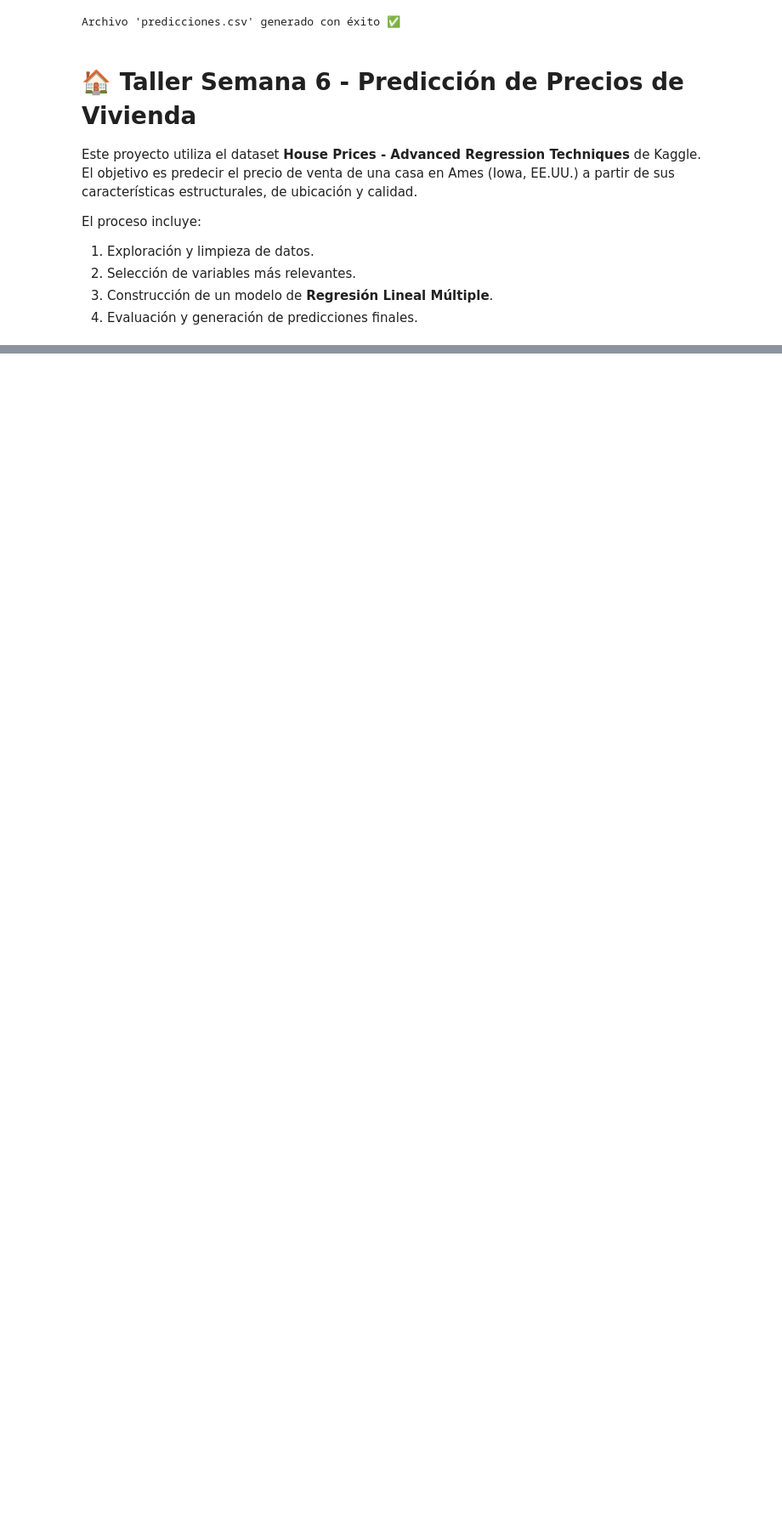
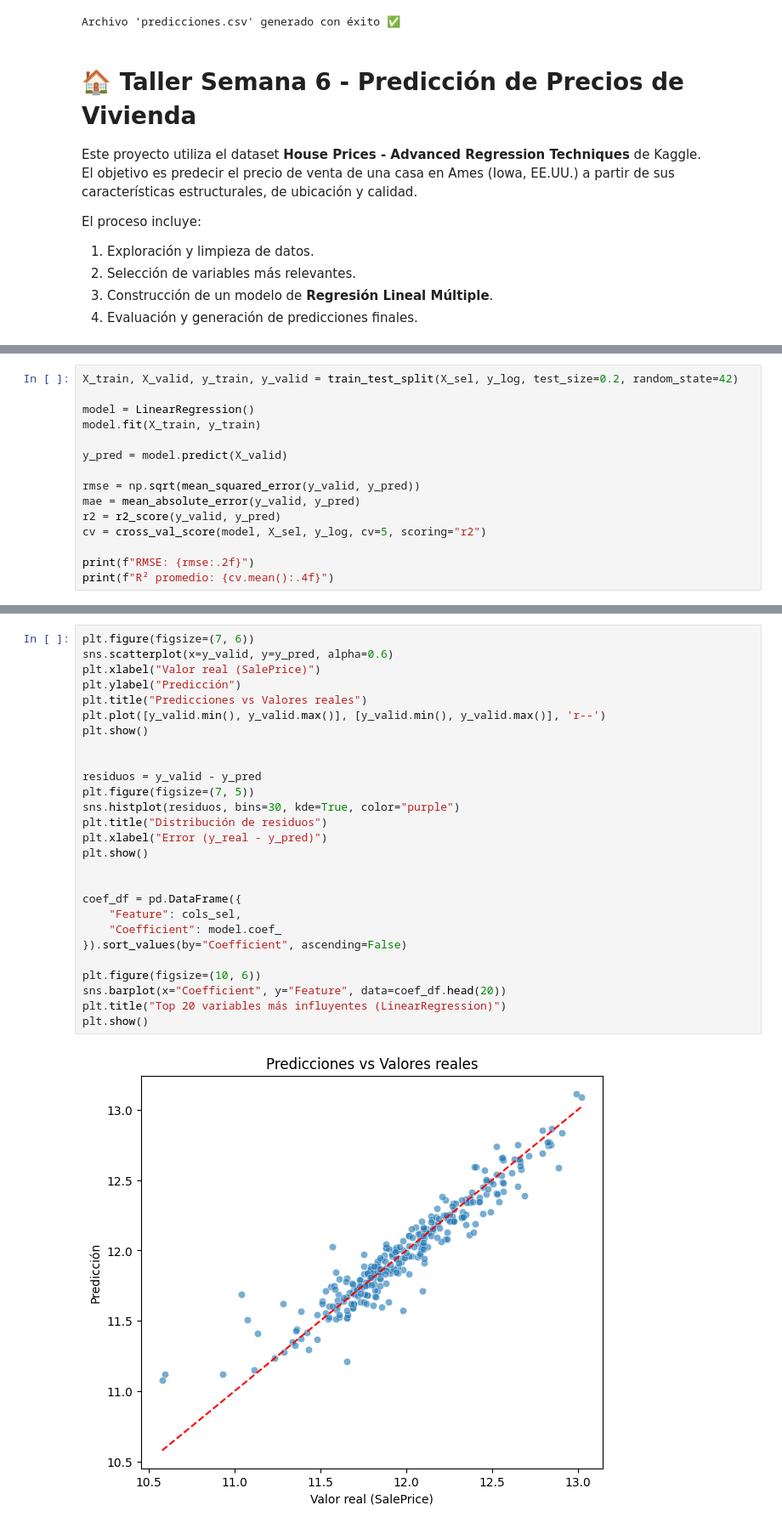
Before and after one commit to jhonnatan-05/Electiva-Profesional-III, a Jupyter notebook: semana 6/taller semana 6.ipynb, the cells around one changed output, grey strips where cells are left out. Shown at 85% size. Saved outputs shown, nothing was run; the diff lists cells and outputs as text; blank space fills up the shorter version.

```diff
--- a/semana 6/taller semana 6.ipynb
+++ b/semana 6/taller semana 6.ipynb
@@ -241,0 +261,15 @@ y_val: (292,)
+# %%
+X_train, X_valid, y_train, y_valid = train_test_split(X_sel, y_log, test_size=0.2, random_state=42)
+
+model = LinearRegression()
+model.fit(X_train, y_train)
+
+y_pred = model.predict(X_valid)
+
+rmse = np.sqrt(mean_squared_error(y_valid, y_pred))
+mae = mean_absolute_error(y_valid, y_pred)
+r2 = r2_score(y_valid, y_pred)
+cv = cross_val_score(model, X_sel, y_log, cv=5, scoring="r2")
+
+print(f"RMSE: {rmse:.2f}")
+print(f"R² promedio: {cv.mean():.4f}")
@@ -241,0 +279,29 @@ y_val: (292,)
+# %%
+plt.figure(figsize=(7, 6))
+sns.scatterplot(x=y_valid, y=y_pred, alpha=0.6)
+plt.xlabel("Valor real (SalePrice)")
+plt.ylabel("Predicción")
+plt.title("Predicciones vs Valores reales")
+plt.plot([y_valid.min(), y_valid.max()], [y_valid.min(), y_valid.max()], 'r--')
+plt.show()
+
+
+residuos = y_valid - y_pred
+plt.figure(figsize=(7, 5))
+sns.histplot(residuos, bins=30, kde=True, color="purple")
+plt.title("Distribución de residuos")
+plt.xlabel("Error (y_real - y_pred)")
+plt.show()
+
+
+coef_df = pd.DataFrame({
+    "Feature": cols_sel,
+    "Coefficient": model.coef_
+}).sort_values(by="Coefficient", ascending=False)
+
+plt.figure(figsize=(10, 6))
+sns.barplot(x="Coefficient", y="Feature", data=coef_df.head(20))
+plt.title("Top 20 variables más influyentes (LinearRegression)")
+plt.show()
+# %% [output]
+[figure, added]
```
Also changed, not shown: parts of 10 cells of this notebook, 1 other file.
